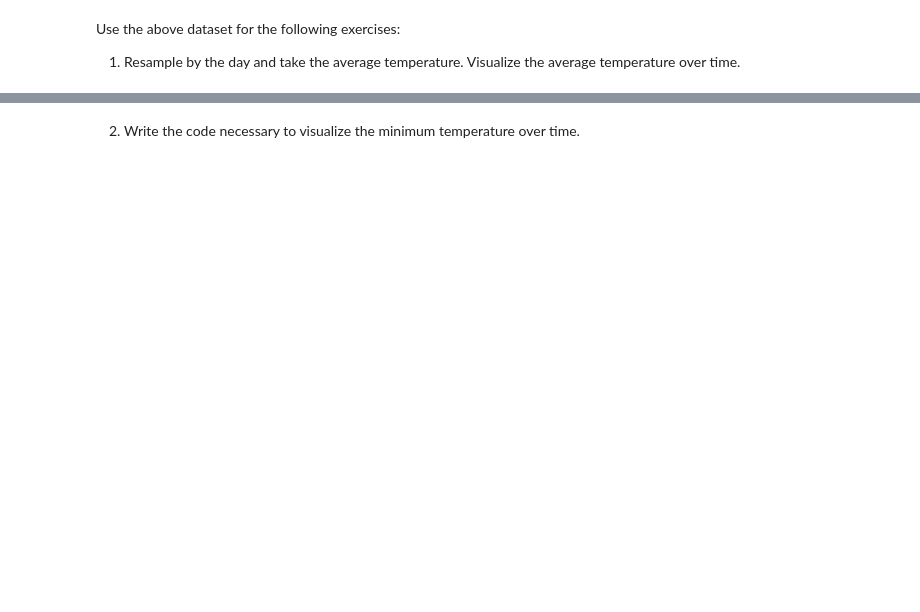
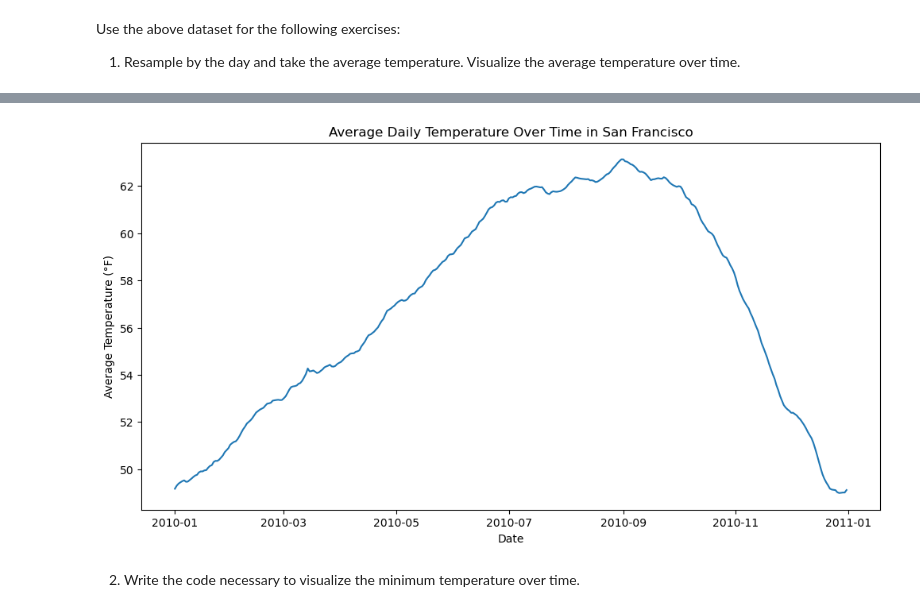
Before and after one commit to Segura-Jorge/time-series-exercises, a Jupyter notebook: wwtsd.ipynb, the cells around one changed output, grey strips where cells are left out. Drawn from its saved outputs; the diff is of its cells as text; code cells hidden in the pictures; blank space fills up the shorter version.

```diff
--- a/wwtsd.ipynb
+++ b/wwtsd.ipynb
@@ -27,2 +26,22 @@ Use the above dataset for the following exercises:
+# %%
+# Assuming data.sf_temps() loads the data into a DataFrame df
+df = data.sf_temps()
+
+# Convert 'date' to datetime and set as index
+df['date'] = pd.to_datetime(df['date'])
+df = df.set_index('date')
+
+# Resample by day and calculate the mean temperature
+daily_avg_temp = df['temp'].resample('D').mean()
+
+# Plot the daily average temperature over time
+plt.figure(figsize=(12, 6))
+sns.lineplot(x=daily_avg_temp.index, y=daily_avg_temp)
+plt.title('Average Daily Temperature Over Time in San Francisco')
+plt.xlabel('Date')
+plt.ylabel('Average Temperature (°F)')
+plt.show()
+# %% [output]
+[figure, added]
 # %% [markdown]
 2. Write the code necessary to visualize the minimum temperature over time.
```
Also changed, not shown: parts of 48 cells of this notebook, 1 other file.
